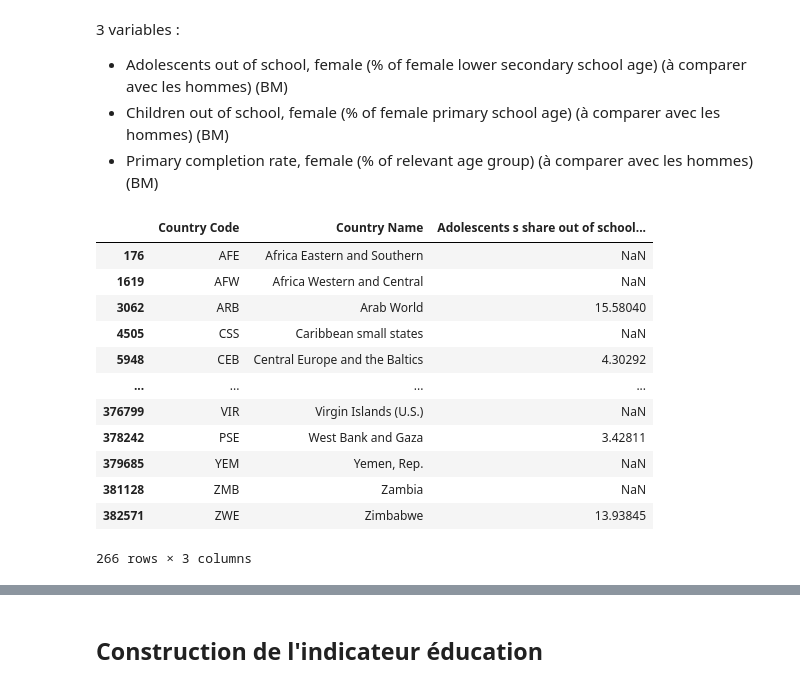
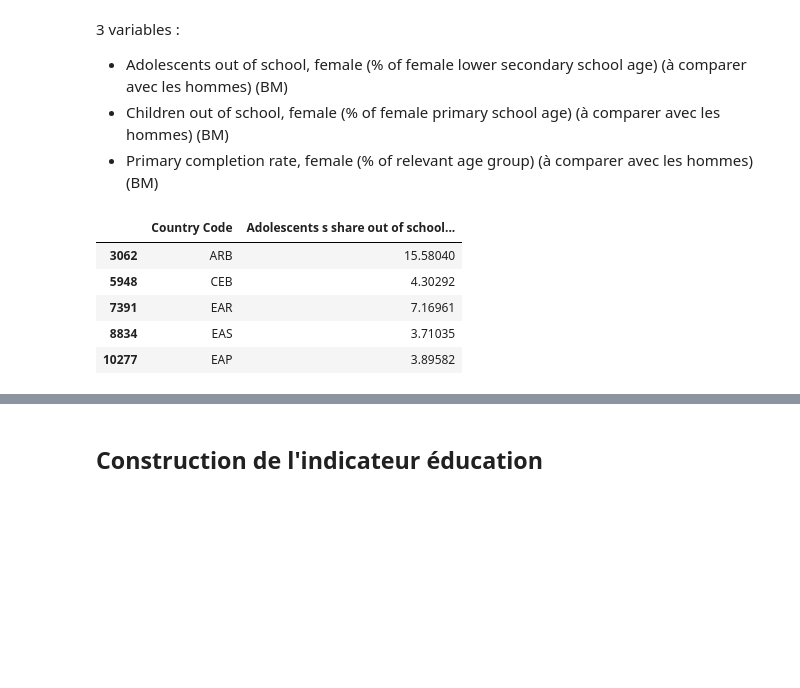
Before and after one commit to cmllbll/Gender-Inequalities-and-Development, a Jupyter notebook: Projet Python.ipynb, the cells around one changed output, grey strips where cells are left out. Cells and saved outputs as stored; diff of their text form; code cells hidden in the pictures; blank space fills up the shorter version.

```diff
--- a/Projet Python.ipynb
+++ b/Projet Python.ipynb
@@ -87,7 +87,7 @@ df_ocde3.shape
 def bm_select(Indicator, row_name):
 
     df=df_bm2[df_bm2['Indicator Code']==Indicator]
-    df=df[["Country Code", "Country Name", "2019"]]
+    df=df[["Country Code", "2019"]]
     df.rename(columns={'2019':row_name}, inplace=True)
 
     return df
@@ -715,19 +628,14 @@ df_ressources_eco2["Indicateur ressources économiques"].plot()
 - Children out of school, female (% of female primary school age) (à comparer avec les hommes) (BM)
 - Primary completion rate, female (% of relevant age group) (à comparer avec les hommes) (BM)
 # %%
-bm_select("SE.PRM.UNER.FE.ZS",'Adolescents s share out of school, female')
+df_descolariation_ado_w=bm_select("SE.PRM.UNER.FE.ZS",'Adolescents s share out of school, female')
+df_descolariation_ado_w.dropna(inplace=True)
+df_descolariation_ado_w.head(5)
 # %% [output]
-|  | Country Code | Country Name | Adolescents s share out of school... |
-| 176 | AFE | Africa Eastern and Southern | NaN |
-| 1619 | AFW | Africa Western and Central | NaN |
-| 3062 | ARB | Arab World | 15.58040 |
-| 4505 | CSS | Caribbean small states | NaN |
-| 5948 | CEB | Central Europe and the Baltics | 4.30292 |
-| ... | ... | ... | ... |
-| 376799 | VIR | Virgin Islands (U.S.) | NaN |
-| 378242 | PSE | West Bank and Gaza | 3.42811 |
-| 379685 | YEM | Yemen, Rep. | NaN |
-| 381128 | ZMB | Zambia | NaN |
-| 382571 | ZWE | Zimbabwe | 13.93845 |
+|  | Country Code | Adolescents s share out of school... |
+| 3062 | ARB | 15.58040 |
+| 5948 | CEB | 4.30292 |
+| 7391 | EAR | 7.16961 |
+| 8834 | EAS | 3.71035 |
+| 10277 | EAP | 3.89582 |
-266 rows × 3 columns
 # %%
```
Also changed, not shown: parts of 91 cells of this notebook.
